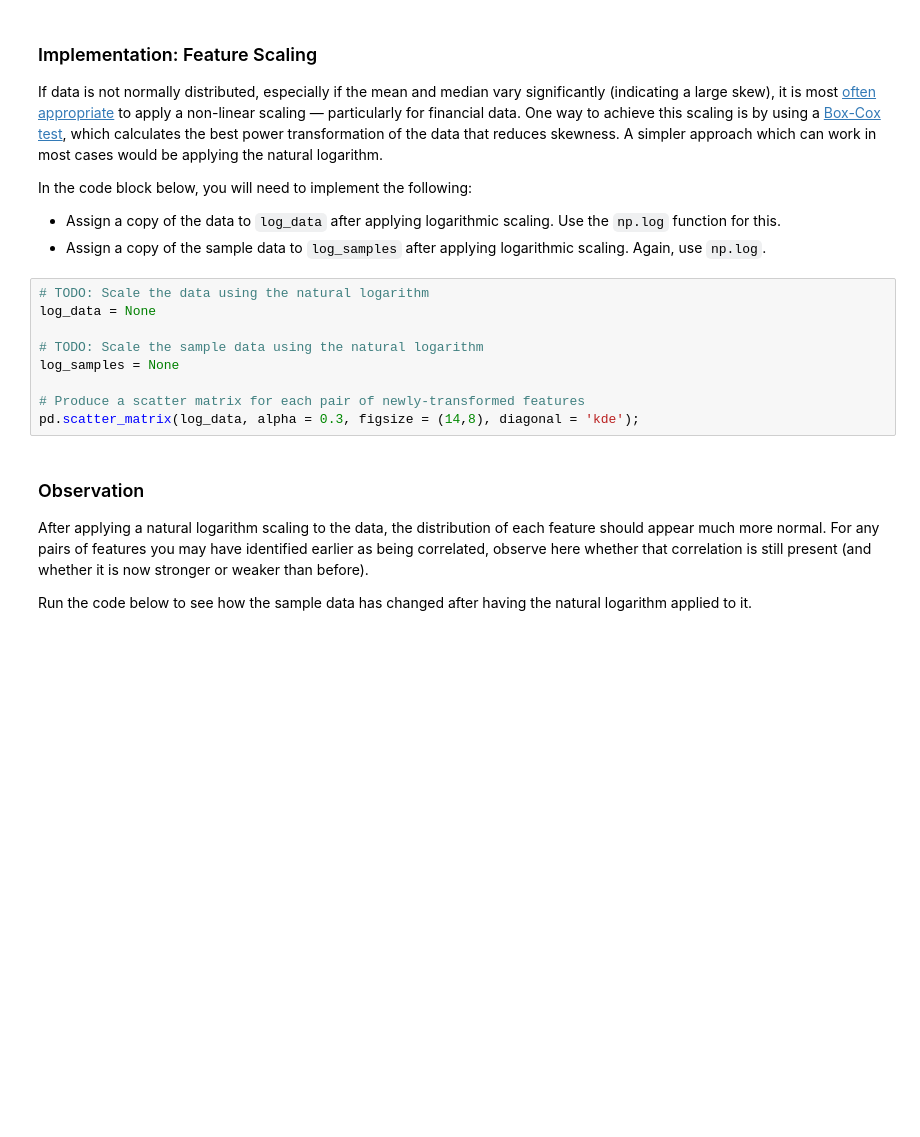
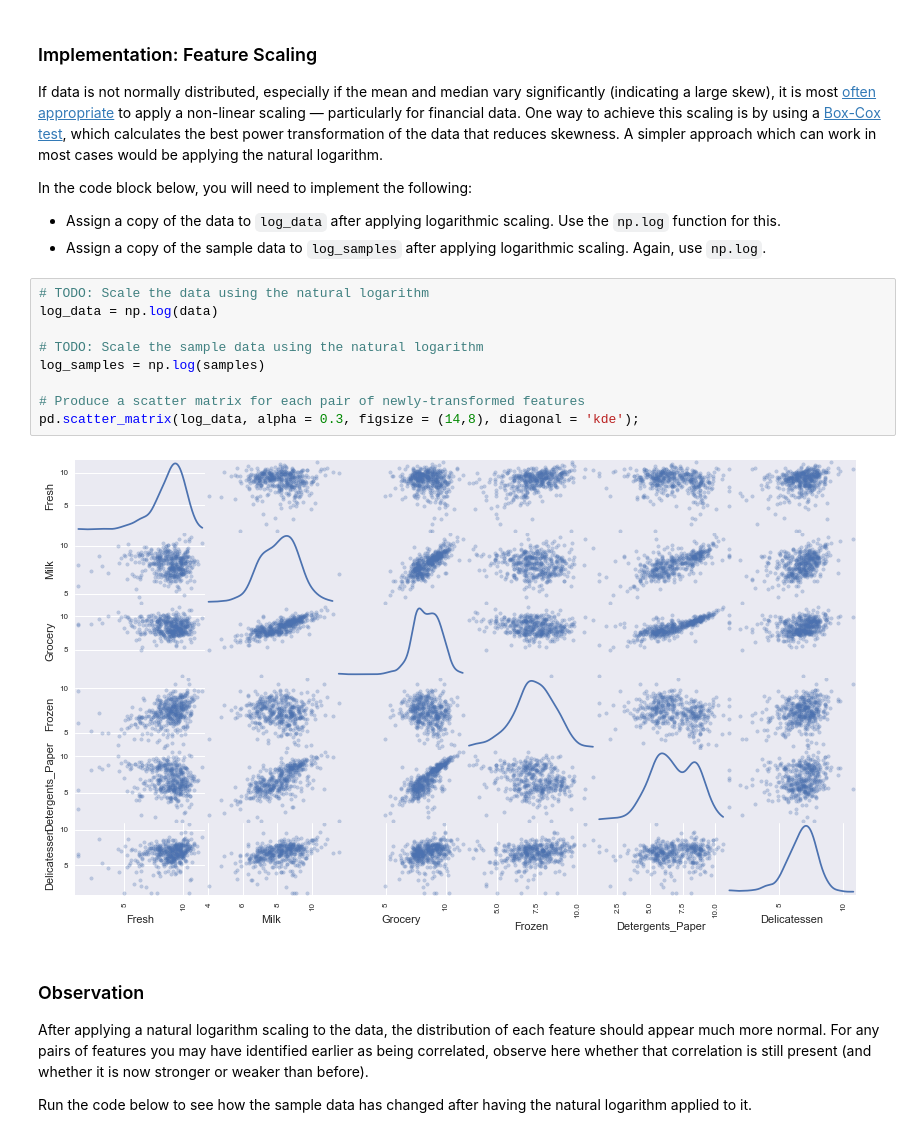
Before and after one commit to singhjagmohan1000/machine-learning-nanodegree, a Jupyter notebook: customer_segments/customer_segments.ipynb, the cells around one changed output. Drawn from its saved outputs; the diff is of its cells as text; blank space fills up the shorter version.

```diff
--- a/customer_segments/customer_segments.ipynb
+++ b/customer_segments/customer_segments.ipynb
@@ -163,13 +179,15 @@ In the code block below, you will need to implement the following:
  - Assign a copy of the sample data to `log_samples` after applying logarithmic scaling. Again, use `np.log`.
 # %%
 # TODO: Scale the data using the natural logarithm
-log_data = None
+log_data = np.log(data)
 
 # TODO: Scale the sample data using the natural logarithm
-log_samples = None
+log_samples = np.log(samples)
 
 # Produce a scatter matrix for each pair of newly-transformed features
 pd.scatter_matrix(log_data, alpha = 0.3, figsize = (14,8), diagonal = 'kde');
+# %% [output]
+[figure, added]
 # %% [markdown]
 ### Observation
 After applying a natural logarithm scaling to the data, the distribution of each feature should appear much more normal. For any pairs of features you may have identified earlier as being correlated, observe here whether that correlation is still present (and whether it is now stronger or weaker than before).
```
Also changed, not shown: parts of 5 cells of this notebook.
